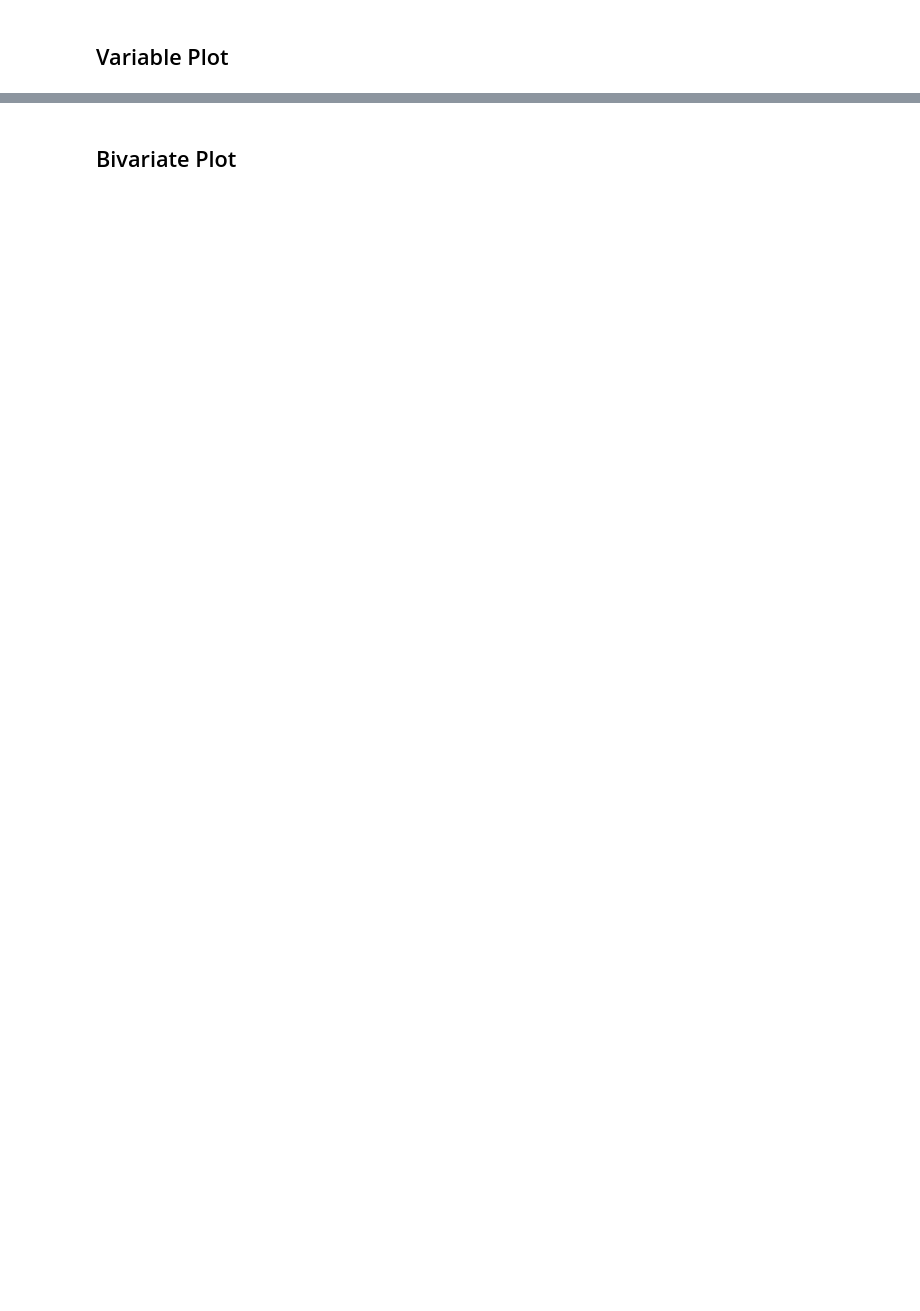
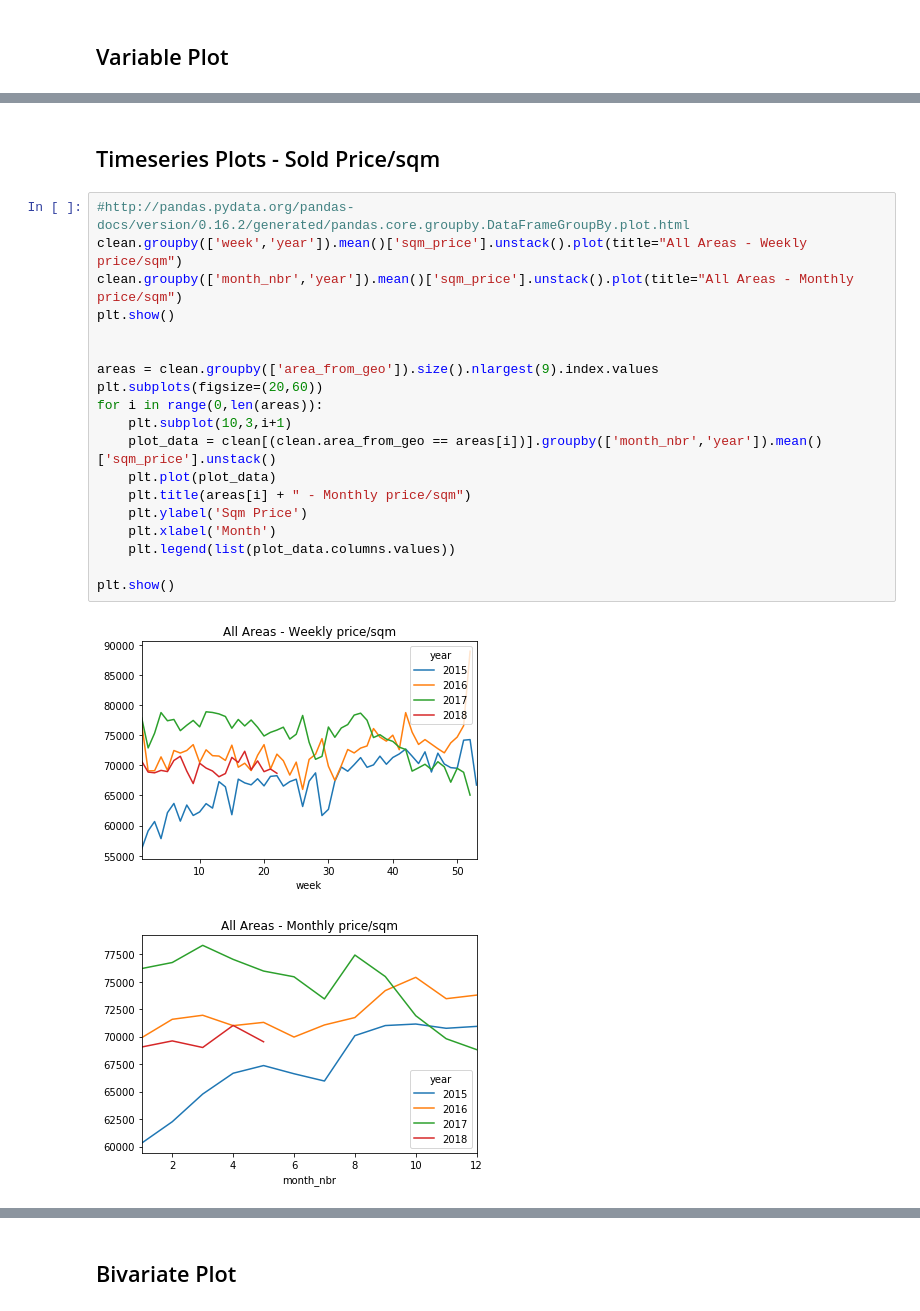
Before and after one commit to filipclaesson/jupyter_apt_analysis, a Jupyter notebook: ggplot_test.ipynb, the cells around one changed output, grey strips where cells are left out. Saved outputs shown, nothing was run; the diff lists cells and outputs as text; blank space fills up the shorter version.

```diff
--- a/ggplot_test.ipynb
+++ b/ggplot_test.ipynb
@@ -63,0 +93,24 @@ plt.show()
+# %% [markdown]
+## Timeseries Plots - Sold Price/sqm
+# %%
+#http://pandas.pydata.org/pandas-docs/version/0.16.2/generated/pandas.core.groupby.DataFrameGroupBy.plot.html
+clean.groupby(['week','year']).mean()['sqm_price'].unstack().plot(title="All Areas - Weekly price/sqm")
+clean.groupby(['month_nbr','year']).mean()['sqm_price'].unstack().plot(title="All Areas - Monthly price/sqm")
+plt.show()
+
+
+areas = clean.groupby(['area_from_geo']).size().nlargest(9).index.values
+plt.subplots(figsize=(20,60))
+for i in range(0,len(areas)):
+    plt.subplot(10,3,i+1)
+    plot_data = clean[(clean.area_from_geo == areas[i])].groupby(['month_nbr','year']).mean()['sqm_price'].unstack()
+    plt.plot(plot_data)
+    plt.title(areas[i] + " - Monthly price/sqm")
+    plt.ylabel('Sqm Price')
+    plt.xlabel('Month')
+    plt.legend(list(plot_data.columns.values))
+
+plt.show()
+# %% [output]
+[figure, added]
+[figure, added]
```
Also changed, not shown: parts of 13 cells of this notebook.
